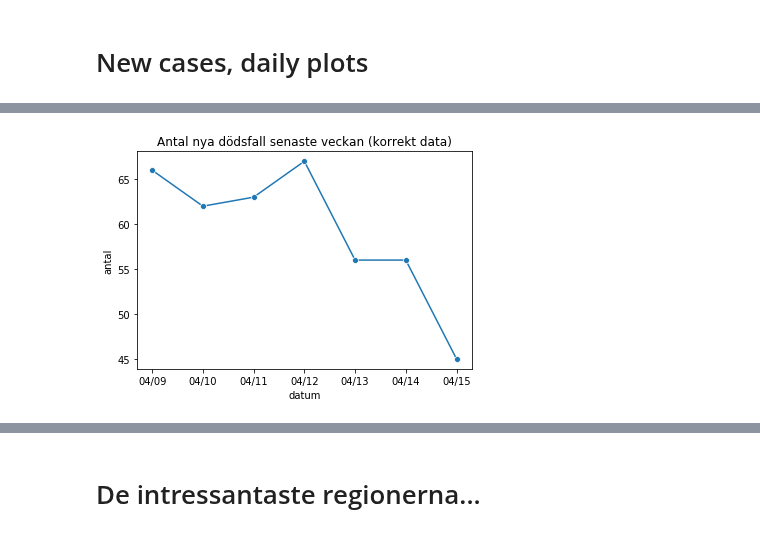
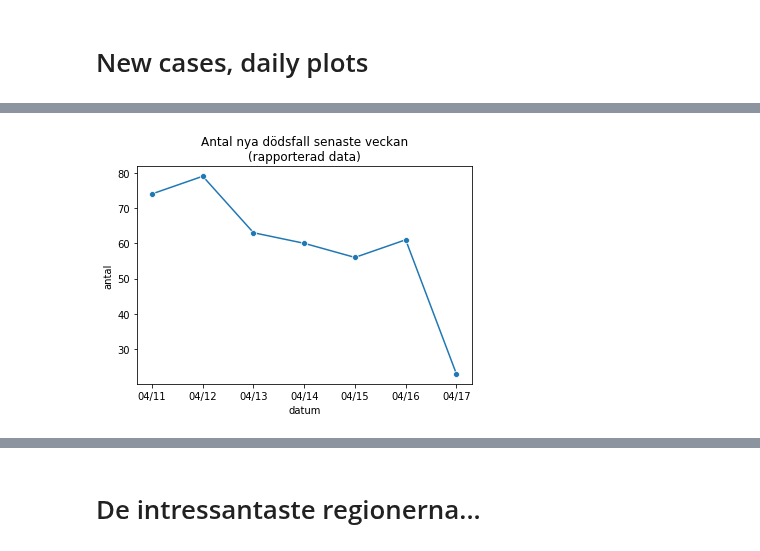
Before and after one commit to vbodell/covid-19, a Jupyter notebook: covid-playground.ipynb, the cells around one changed output, grey strips where cells are left out. Saved outputs shown, nothing was run; the diff lists cells and outputs as text; code cells hidden in the pictures.

```diff
--- a/covid-playground.ipynb
+++ b/covid-playground.ipynb
@@ -263,9 +257,9 @@ _ = ax.set(title='Antal nya fall senaste månaden\n (centrerat 7-dagars snitt)',
 # %%
 ax = sns.lineplot('date', 'total_deceased', data=day_complete_df[-7:], marker='o')
 ax.xaxis.set_major_formatter(month_day_fmt)
-_ = ax.set(title='Antal nya dödsfall senaste veckan (korrekt data)', xlabel='datum', ylabel='antal')
+_ = ax.set(title='Antal nya dödsfall senaste veckan\n(rapporterad data)', xlabel='datum', ylabel='antal')
 # %% [output]
-[figure, old version]
+[figure, new version]
 # %%
 sns.lineplot('date', 'total_deceased', data=day_complete_df)
 ax = sns.lineplot('date', 'total_icu', data=day_complete_df)
```
Also changed, not shown: parts of 25 cells of this notebook.
